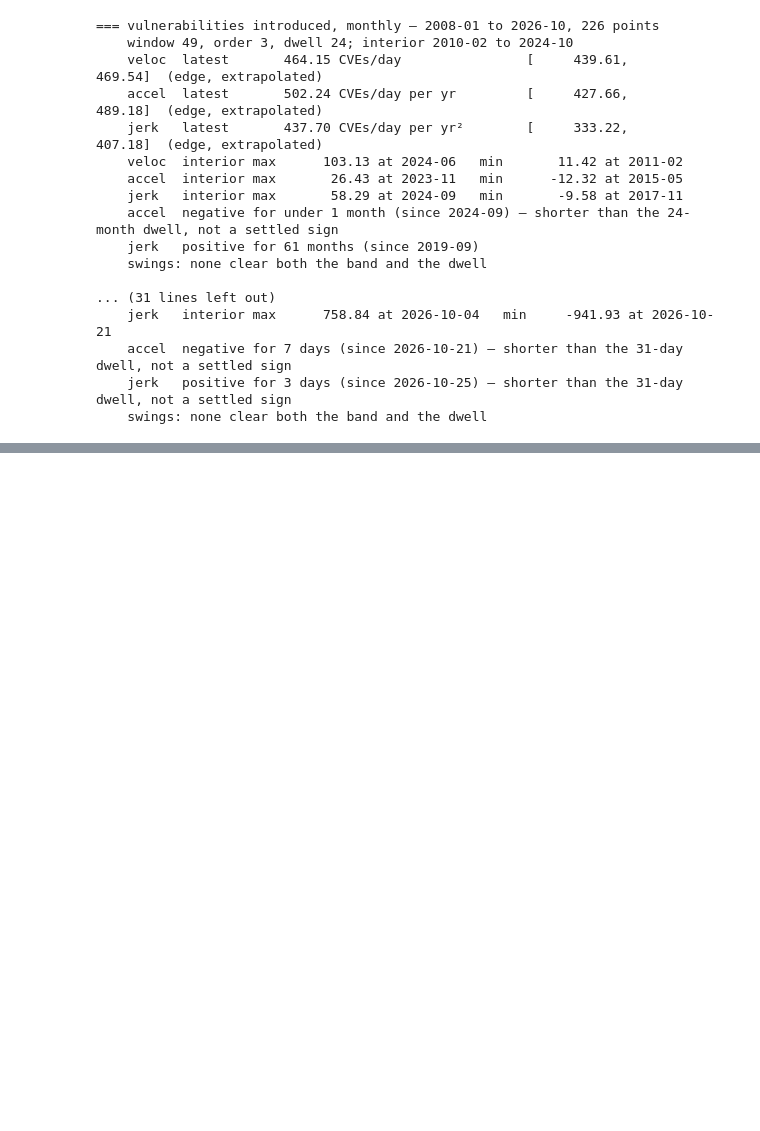
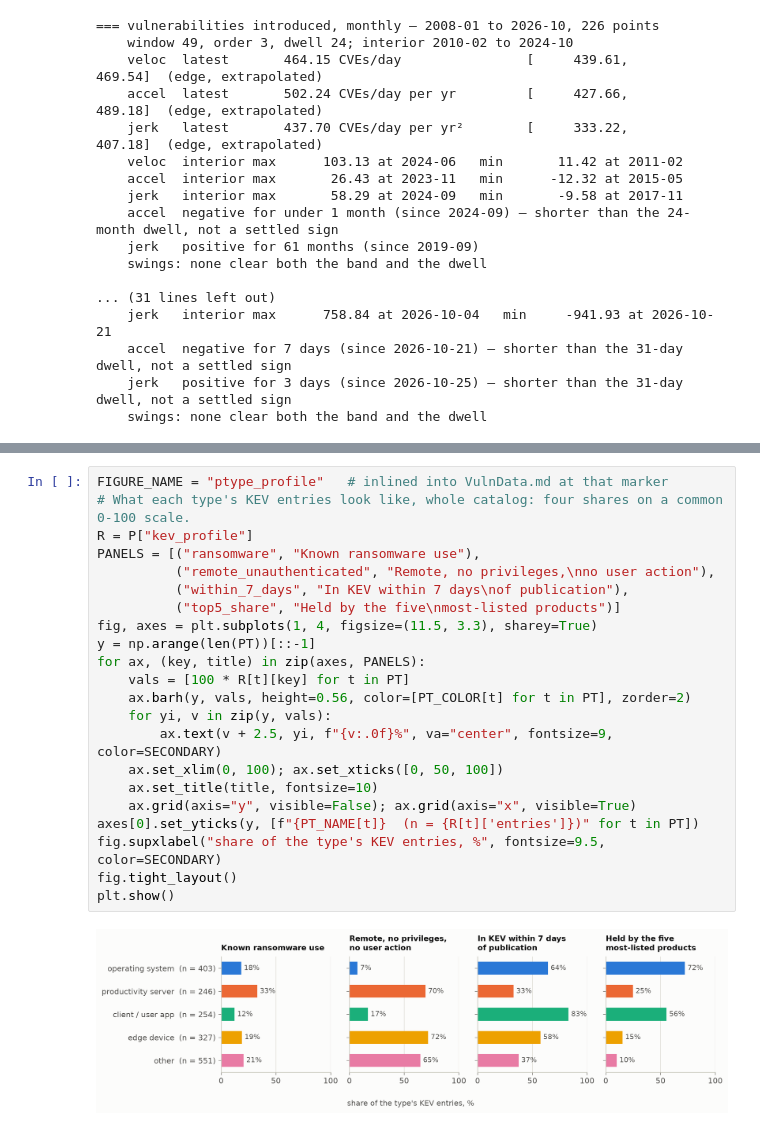
Before and after one commit to jo5iah/vulnapocalypse-data, a Jupyter notebook: VulnData.ipynb, the cells around one changed output, grey strips where cells are left out. Drawn from its saved outputs; the diff is of its cells as text; blank space fills up the shorter version.

```diff
--- a/VulnData.ipynb
+++ b/VulnData.ipynb
@@ -985,0 +1075,24 @@ for spec in D_SPECS:
+# %%
+FIGURE_NAME = "ptype_profile"   # inlined into VulnData.md at that marker
+# What each type's KEV entries look like, whole catalog: four shares on a common 0-100 scale.
+R = P["kev_profile"]
+PANELS = [("ransomware", "Known ransomware use"),
+          ("remote_unauthenticated", "Remote, no privileges,\nno user action"),
+          ("within_7_days", "In KEV within 7 days\nof publication"),
+          ("top5_share", "Held by the five\nmost-listed products")]
+fig, axes = plt.subplots(1, 4, figsize=(11.5, 3.3), sharey=True)
+y = np.arange(len(PT))[::-1]
+for ax, (key, title) in zip(axes, PANELS):
+    vals = [100 * R[t][key] for t in PT]
+    ax.barh(y, vals, height=0.56, color=[PT_COLOR[t] for t in PT], zorder=2)
+    for yi, v in zip(y, vals):
+        ax.text(v + 2.5, yi, f"{v:.0f}%", va="center", fontsize=9, color=SECONDARY)
+    ax.set_xlim(0, 100); ax.set_xticks([0, 50, 100])
+    ax.set_title(title, fontsize=10)
+    ax.grid(axis="y", visible=False); ax.grid(axis="x", visible=True)
+axes[0].set_yticks(y, [f"{PT_NAME[t]}  (n = {R[t]['entries']})" for t in PT])
+fig.supxlabel("share of the type's KEV entries, %", fontsize=9.5, color=SECONDARY)
+fig.tight_layout()
+plt.show()
+# %% [output]
+[figure, added]
```
Also changed, not shown: parts of 4 cells of this notebook, 7 other files.
